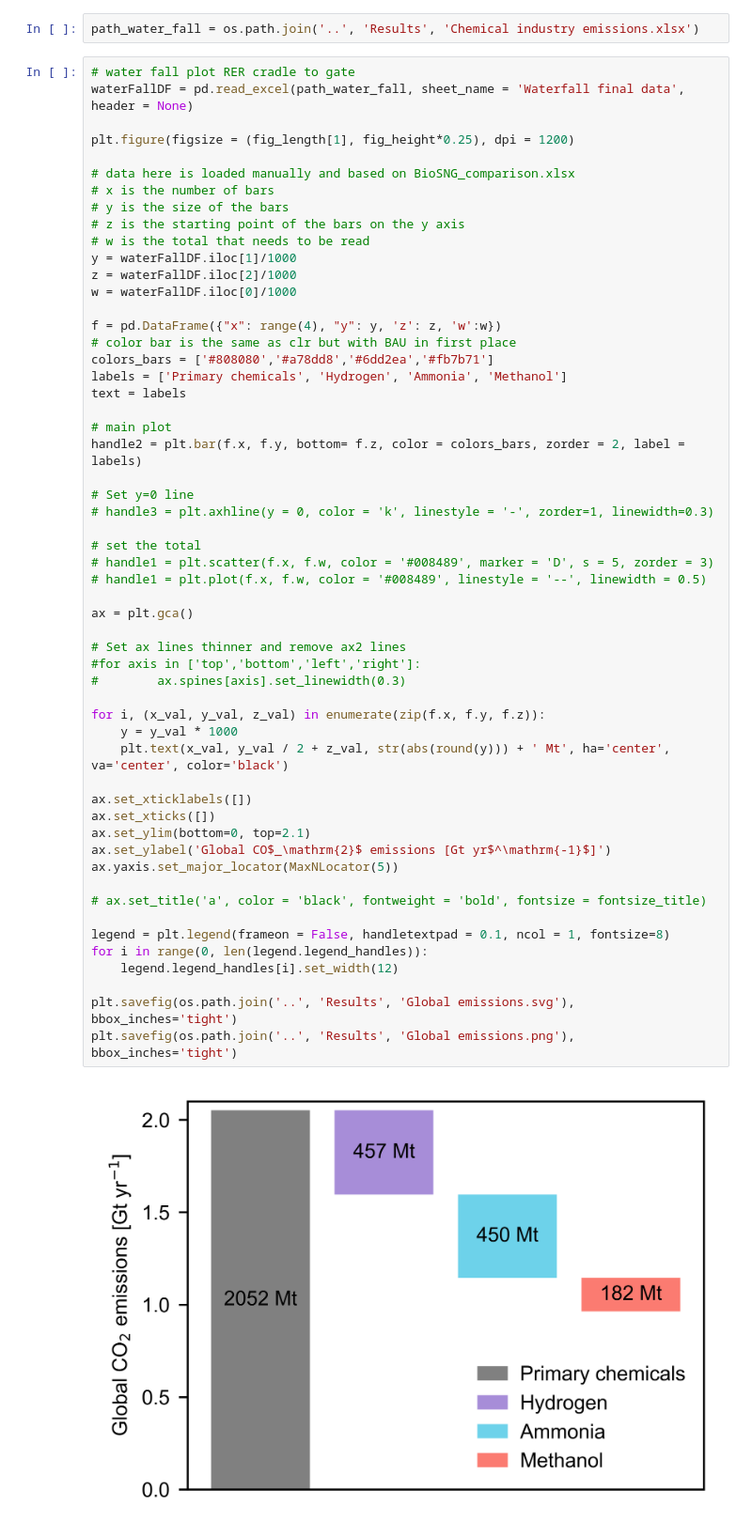
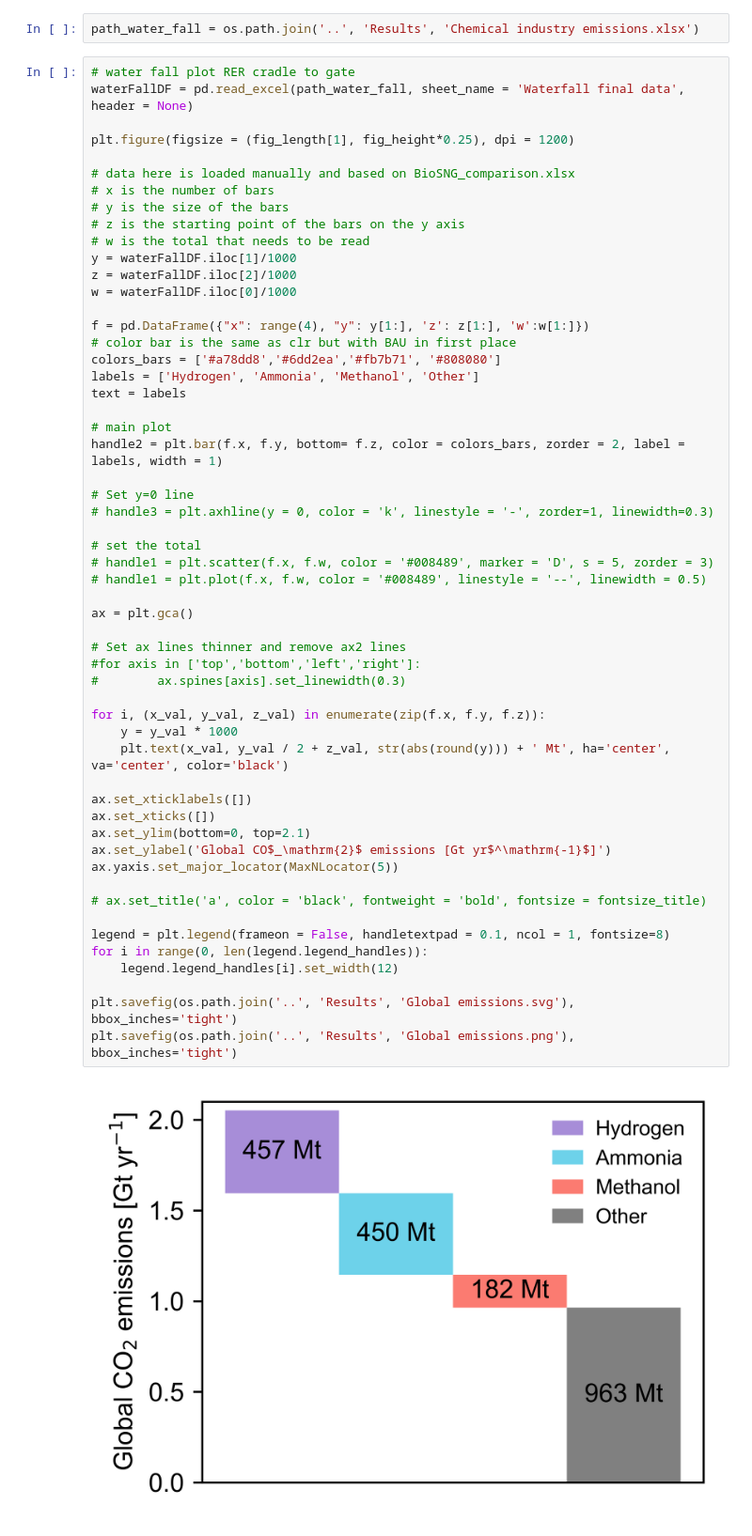
Before and after one commit to abhix2704/Prospective-LCA, a Jupyter notebook: Results/Waterfall.ipynb, the cells around one changed output. Shown at 94% size. Cells and saved outputs as stored; diff of their text form.

Commit message:
new introductory figure

```diff
--- a/Results/Waterfall.ipynb
+++ b/Results/Waterfall.ipynb
@@ -42,45 +42,45 @@ y = waterFallDF.iloc[1]/1000
 z = waterFallDF.iloc[2]/1000
 w = waterFallDF.iloc[0]/1000
 
-f = pd.DataFrame({"x": range(4), "y": y, 'z': z, 'w':w})
+f = pd.DataFrame({"x": range(4), "y": y[1:], 'z': z[1:], 'w':w[1:]})
 # color bar is the same as clr but with BAU in first place
-colors_bars = ['#808080','#a78dd8','#6dd2ea','#fb7b71']
-labels = ['Primary chemicals', 'Hydrogen', 'Ammonia', 'Methanol']
+colors_bars = ['#a78dd8','#6dd2ea','#fb7b71', '#808080']
+labels = ['Hydrogen', 'Ammonia', 'Methanol', 'Other']
 text = labels
 
 # main plot
-handle2 = plt.bar(f.x, f.y, bottom= f.z, color = colors_bars, zorder = 2, label = labels)
+handle2 = plt.bar(f.x, f.y, bottom= f.z, color = colors_bars, zorder = 2, label = labels, width = 1)
 
 # Set y=0 line
 # handle3 = plt.axhline(y = 0, color = 'k', linestyle = '-', zorder=1, linewidth=0.3)
 
 # set the total
 # handle1 = plt.scatter(f.x, f.w, color = '#008489', marker = 'D', s = 5, zorder = 3)
 # handle1 = plt.plot(f.x, f.w, color = '#008489', linestyle = '--', linewidth = 0.5)
 
 ax = plt.gca()
 
 # Set ax lines thinner and remove ax2 lines
 #for axis in ['top','bottom','left','right']:
 #        ax.spines[axis].set_linewidth(0.3)
 
 for i, (x_val, y_val, z_val) in enumerate(zip(f.x, f.y, f.z)):
     y = y_val * 1000
     plt.text(x_val, y_val / 2 + z_val, str(abs(round(y))) + ' Mt', ha='center', va='center', color='black')
 
 ax.set_xticklabels([])
 ax.set_xticks([])
 ax.set_ylim(bottom=0, top=2.1)
 ax.set_ylabel('Global CO$_\mathrm{2}$ emissions [Gt yr$^\mathrm{-1}$]')
 ax.yaxis.set_major_locator(MaxNLocator(5))
 
 # ax.set_title('a', color = 'black', fontweight = 'bold', fontsize = fontsize_title)
 
 legend = plt.legend(frameon = False, handletextpad = 0.1, ncol = 1, fontsize=8)
 for i in range(0, len(legend.legend_handles)):
     legend.legend_handles[i].set_width(12)
 
 plt.savefig(os.path.join('..', 'Results', 'Global emissions.svg'), bbox_inches='tight')
 plt.savefig(os.path.join('..', 'Results', 'Global emissions.png'), bbox_inches='tight')
 # %% [output]
-[figure, old version]
+[figure, new version]
```
Also changed, not shown: 9 other files.
